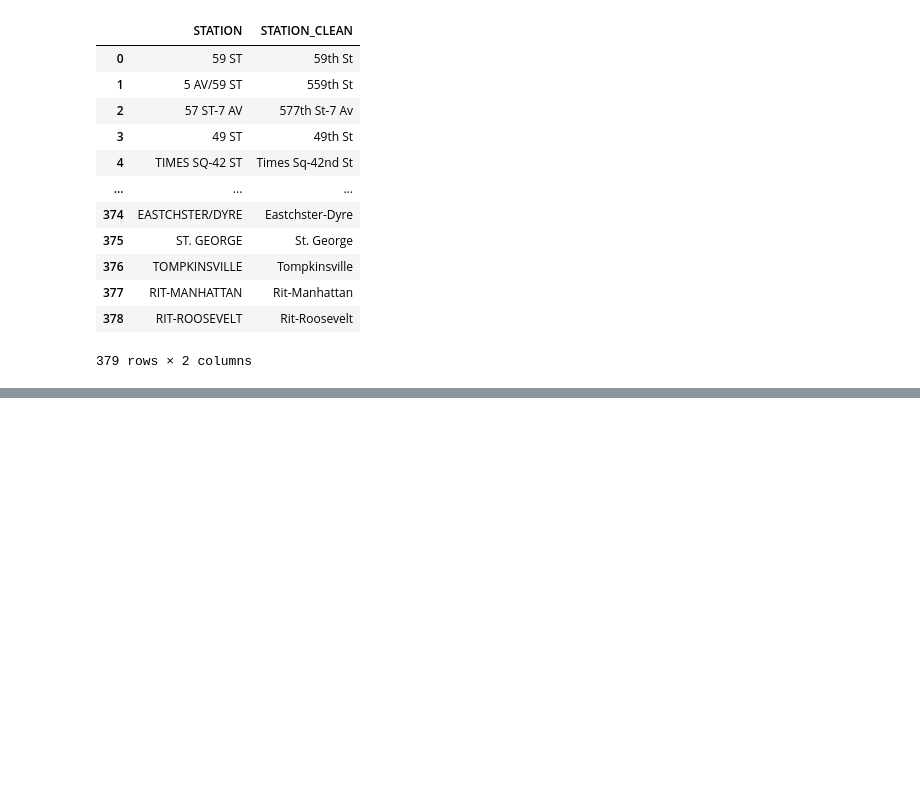
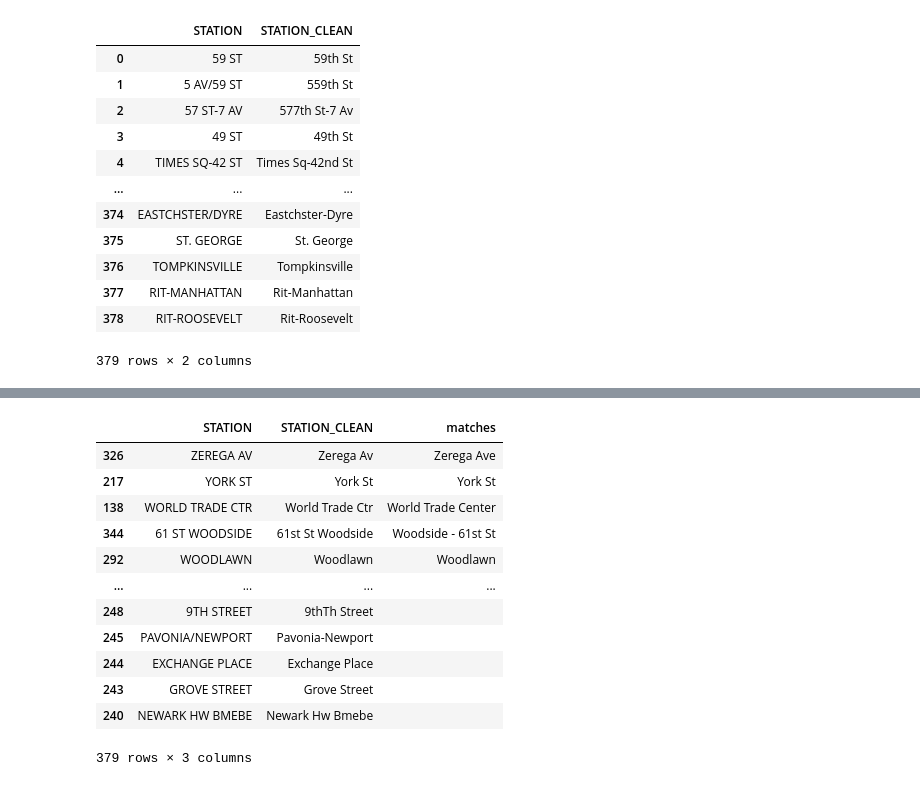
Before and after one commit to JayZZZZZZZ/project-1, a Jupyter notebook: mta_nycopen_match.ipynb, the cells around one changed output, grey strips where cells are left out. Drawn from its saved outputs; the diff is of its cells as text; code cells hidden in the pictures; blank space fills up the shorter version.

```diff
--- a/mta_nycopen_match.ipynb
+++ b/mta_nycopen_match.ipynb
@@ -159,0 +160,17 @@ fuzmerge.sample(50)
+# %%
+fuzmerge = fuzmerge.sort_values("matches", ascending=False)
+fuzmerge
+# %% [output]
+|  | STATION | STATION_CLEAN | matches |
+| 326 | ZEREGA AV | Zerega Av | Zerega Ave |
+| 217 | YORK ST | York St | York St |
+| 138 | WORLD TRADE CTR | World Trade Ctr | World Trade Center |
+| 344 | 61 ST WOODSIDE | 61st St Woodside | Woodside - 61st St |
+| 292 | WOODLAWN | Woodlawn | Woodlawn |
+| ... | ... | ... | ... |
+| 248 | 9TH STREET | 9thTh Street |  |
+| 245 | PAVONIA/NEWPORT | Pavonia-Newport |  |
+| 244 | EXCHANGE PLACE | Exchange Place |  |
+| 243 | GROVE STREET | Grove Street |  |
+| 240 | NEWARK HW BMEBE | Newark Hw Bmebe |  |
+379 rows × 3 columns
```
Also changed, not shown: parts of 8 cells of this notebook, 3 other files.
